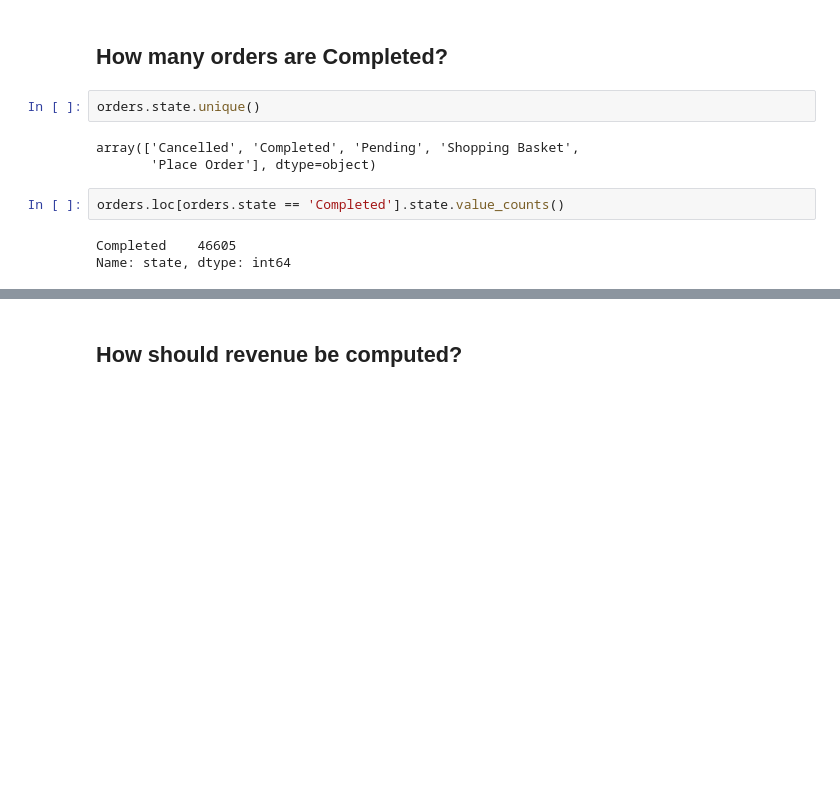
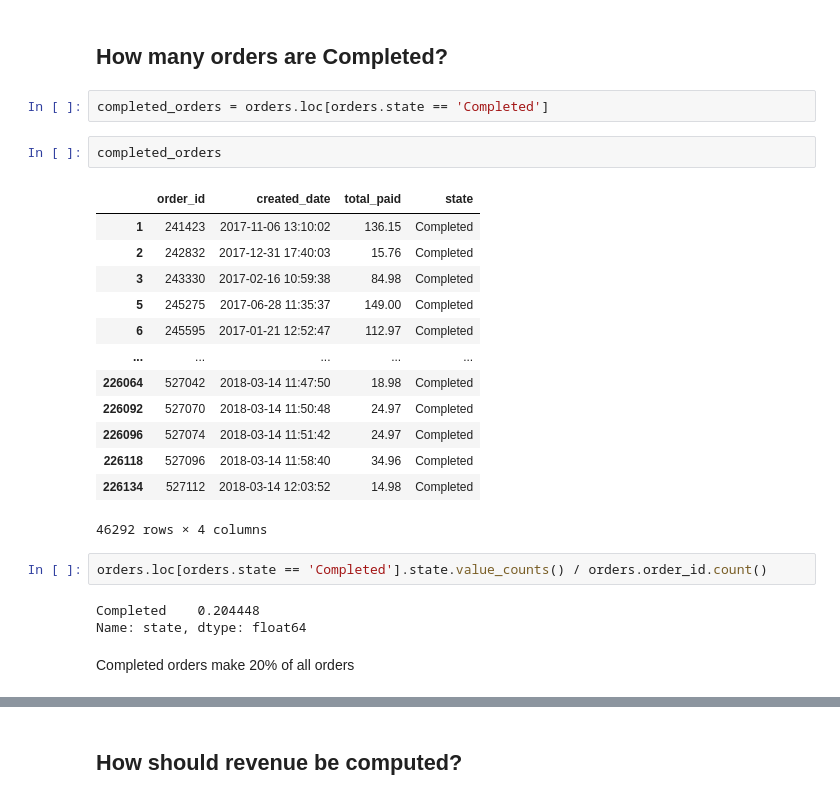
Before and after one commit to hanaamulic/Eniac_project-Week_3, a Jupyter notebook: Custom_exploration_clean_tables.ipynb, the cells around one changed output, grey strips where cells are left out. Saved outputs shown, nothing was run; the diff lists cells and outputs as text; blank space fills up the shorter version.

```diff
--- a/Custom_exploration_clean_tables.ipynb
+++ b/Custom_exploration_clean_tables.ipynb
@@ -160,13 +57,28 @@ max    2018-03-14 13:58:36
 Name: created_date, dtype: object
 # %% [markdown]
 ## How many orders are Completed?
-# %%
-orders.state.unique()
-# %% [output]
-array(['Cancelled', 'Completed', 'Pending', 'Shopping Basket',
-       'Place Order'], dtype=object)
 # %%
-orders.loc[orders.state == 'Completed'].state.value_counts()
+completed_orders = orders.loc[orders.state == 'Completed']
-# %% [output]
-Completed    46605
-Name: state, dtype: int64
+# %%
+completed_orders
+# %% [output]
+|  | order_id | created_date | total_paid | state |
+| 1 | 241423 | 2017-11-06 13:10:02 | 136.15 | Completed |
+| 2 | 242832 | 2017-12-31 17:40:03 | 15.76 | Completed |
+| 3 | 243330 | 2017-02-16 10:59:38 | 84.98 | Completed |
+| 5 | 245275 | 2017-06-28 11:35:37 | 149.00 | Completed |
+| 6 | 245595 | 2017-01-21 12:52:47 | 112.97 | Completed |
+| ... | ... | ... | ... | ... |
+| 226064 | 527042 | 2018-03-14 11:47:50 | 18.98 | Completed |
+| 226092 | 527070 | 2018-03-14 11:50:48 | 24.97 | Completed |
+| 226096 | 527074 | 2018-03-14 11:51:42 | 24.97 | Completed |
+| 226118 | 527096 | 2018-03-14 11:58:40 | 34.96 | Completed |
+| 226134 | 527112 | 2018-03-14 12:03:52 | 14.98 | Completed |
+46292 rows × 4 columns
+# %%
+orders.loc[orders.state == 'Completed'].state.value_counts() / orders.order_id.count()
+# %% [output]
+Completed    0.204448
+Name: state, dtype: float64
+# %% [markdown]
+Completed orders make 20% of all orders
```
Also changed, not shown: parts of 40 cells of this notebook, 3 other files.
